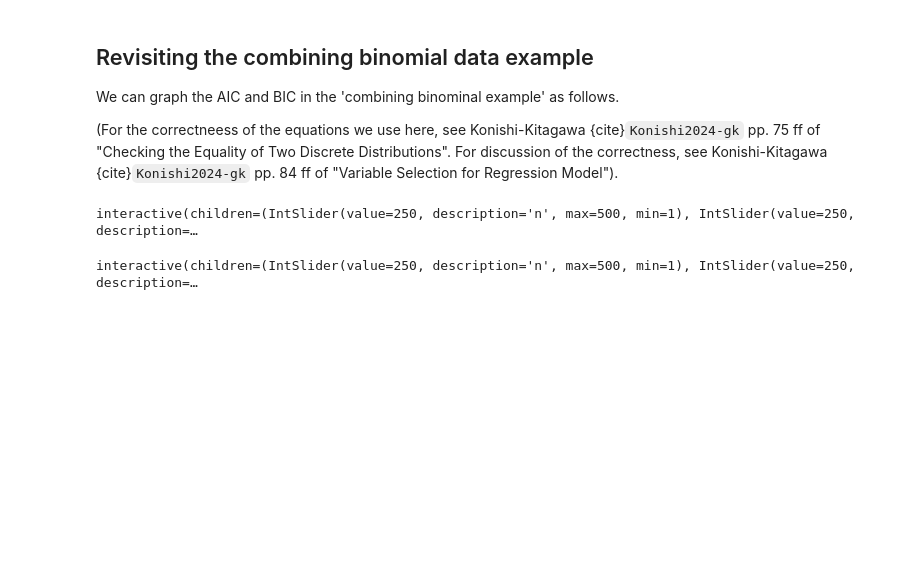
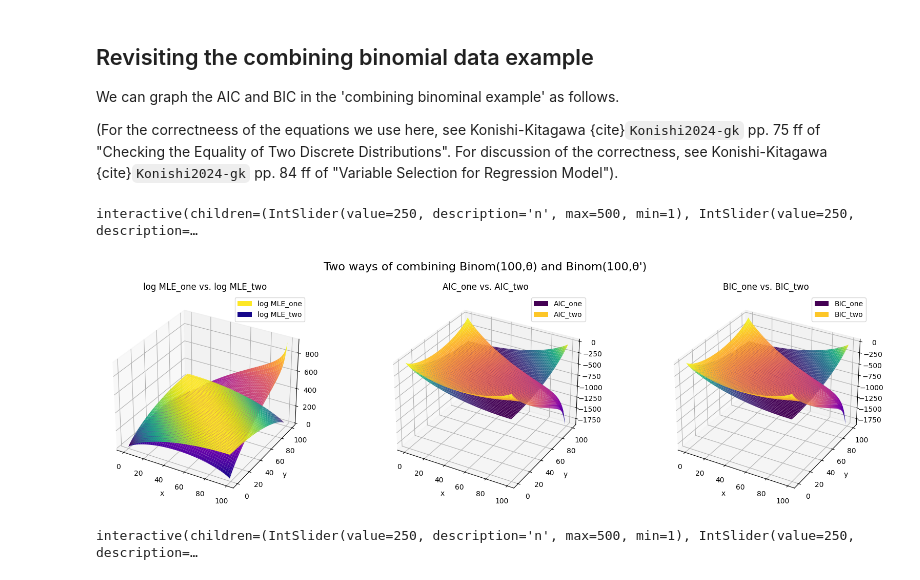
Before and after one commit to logic-teaching/philstatsbook, a Jupyter notebook: Chap15.ipynb, the cells around one changed output. Saved outputs shown, nothing was run; the diff lists cells and outputs as text; code cells hidden in the pictures; blank space fills up the shorter version.

```diff
--- a/Chap15.ipynb
+++ b/Chap15.ipynb
@@ -136,6 +142,10 @@ def binom_aic_bic_visual(n,m):
 interactive(binom_aic_bic_visual,  n=(1, 500), m=(1, 500))
 # %% [output]
 interactive(children=(IntSlider(value=250, description='n', max=500, min=1), IntSlider(value=250, description=…
+# %%
+binom_aic_bic_visual(100,100)
+# %% [output]
+[figure, added]
 # %%
 def binom_aic_bic_visual_compare(n,m):
 
```
Also changed, not shown: parts of 7 cells of this notebook, 42 other files.
